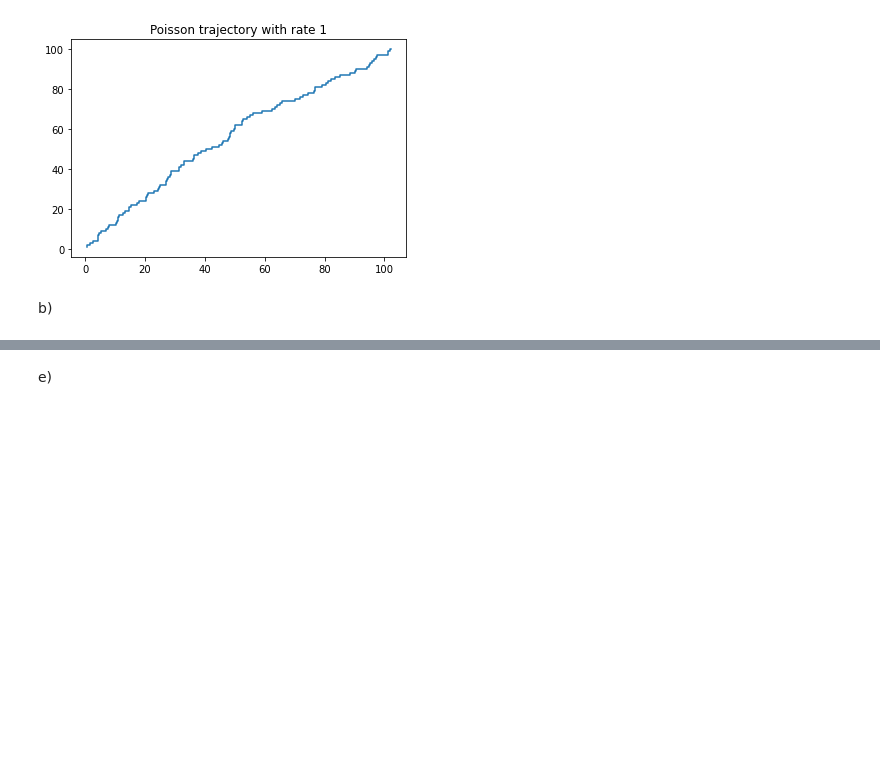
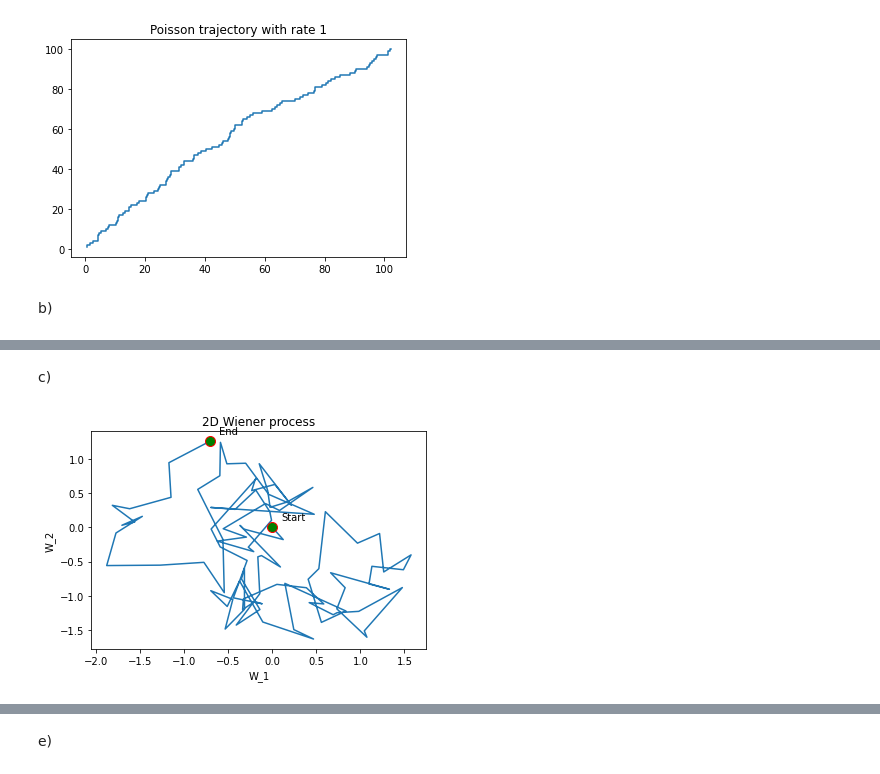
Before and after one commit to gekas145/MF, a Jupyter notebook: lab2.ipynb, the cells around one changed output, grey strips where cells are left out. Cells and saved outputs as stored; diff of their text form; code cells hidden in the pictures; blank space fills up the shorter version.

```diff
--- a/lab2.ipynb
+++ b/lab2.ipynb
@@ -39,0 +40,16 @@ plt.show()
+# %% [markdown]
+c)
+# %%
+_, y1 = generate_wiener1(100, 10)
+_, y2 = generate_wiener1(100, 10)
+plt.plot(y1, y2)
+plt.plot(0, 0, marker="o", markersize=10, markeredgecolor="red", markerfacecolor="green")
+plt.text(0.1, 0.1, 'Start', fontsize=10)
+plt.plot(y1[-1], y2[-1], marker="o", markersize=10, markeredgecolor="red", markerfacecolor="green")
+plt.text(y1[-1]+0.1, y2[-1]+0.1, 'End', fontsize=10)
+plt.title('2D Wiener process')
+plt.xlabel('W_1')
+plt.ylabel('W_2')
+plt.show()
+# %% [output]
+[figure, added]
```
Also changed, not shown: parts of 3 cells of this notebook.
